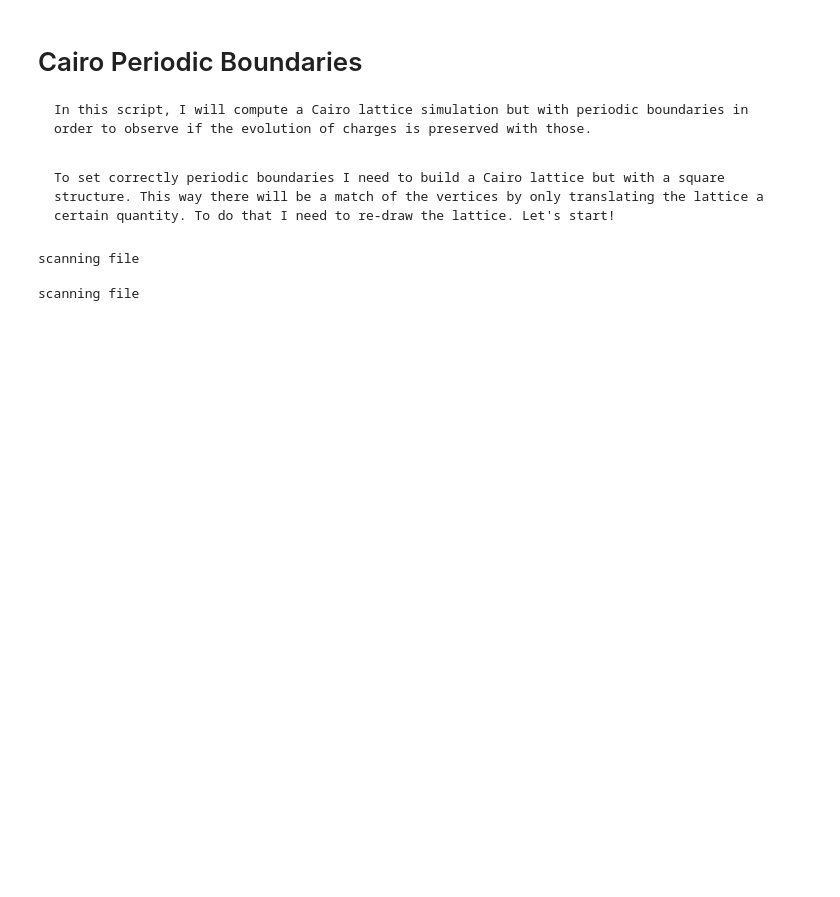
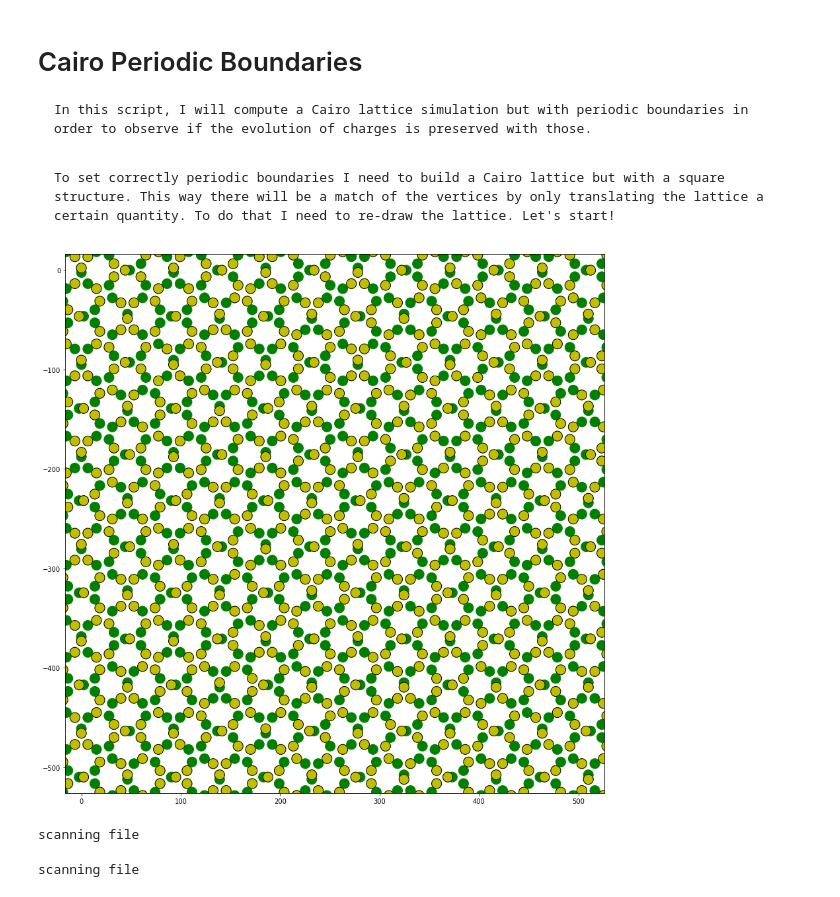
Before and after one commit to crodriga/PROJECT_CairoLattice, a Jupyter notebook: Scripts/Script-8.0_Cairo_PeriodicBoundaries.ipynb, the cells around one changed output. Drawn from its saved outputs; the diff is of its cells as text; code cells hidden in the pictures; blank space fills up the shorter version.

```diff
--- a/Scripts/Script-8.0_Cairo_PeriodicBoundaries.ipynb
+++ b/Scripts/Script-8.0_Cairo_PeriodicBoundaries.ipynb
@@ -65,7 +65,12 @@ for s in sp:
 # %%
 col = ice.colloidal_ice(sp, particle, traps, height_spread = 0, susceptibility_spread = 0.1)
 
-col.pad_region(0*ureg.um)
+col.pad_region(7.1539*ureg.um) # Parameter obtained by geometric restrictions.
+
+f, (ax1) = plt.subplots(1,1,figsize = (15,15))
+col.display(ax1)
+# %% [output]
+[figure, added]
 # %%
 world = ice.world(
     field = 25*ureg.mT,
```
Also changed, not shown: parts of 2 cells of this notebook, 5 other files.
